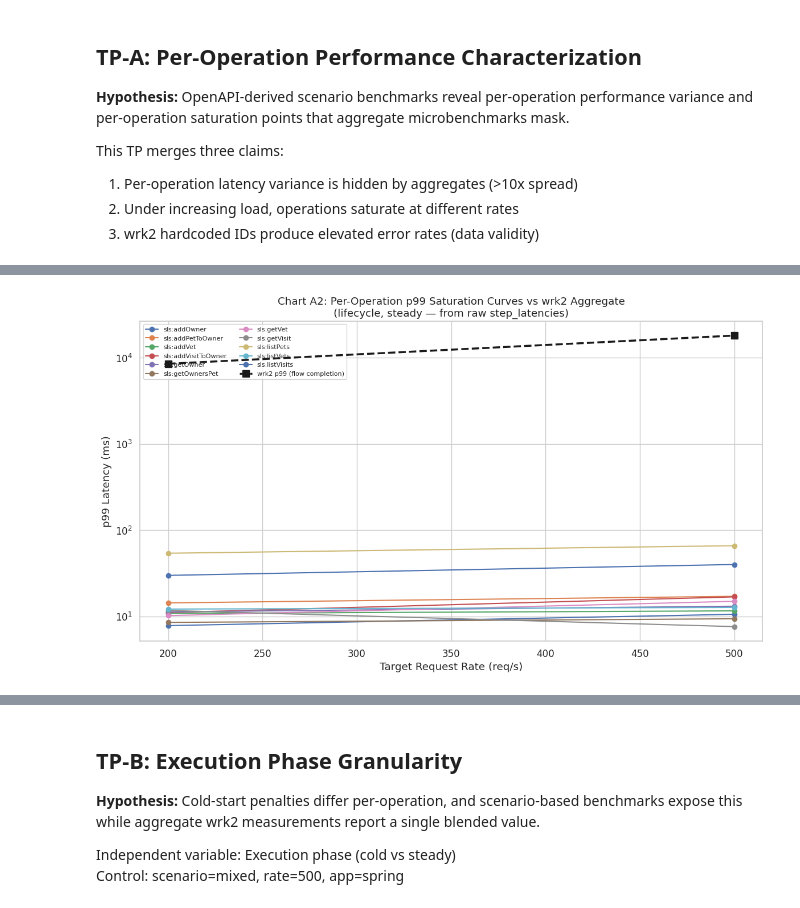
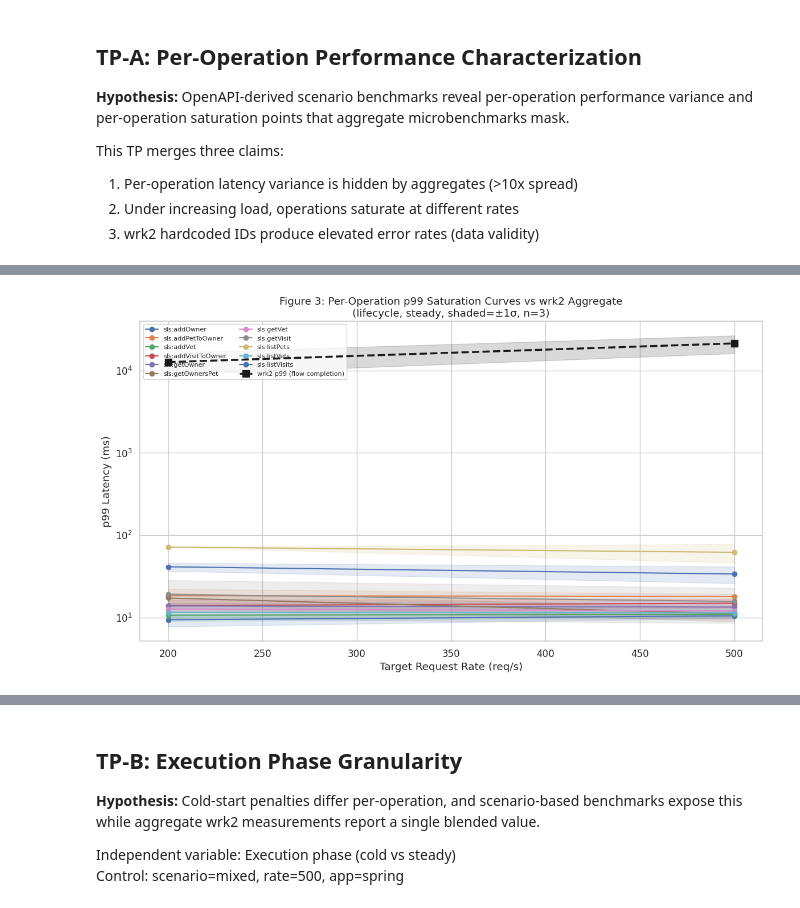
Before and after one commit to BakhtinArtem/harness-evaluation, a Jupyter notebook: evaluation/analysis/evaluation.ipynb, the cells around one changed output, grey strips where cells are left out. Saved outputs shown, nothing was run; the diff lists cells and outputs as text; code cells hidden in the pictures.

```diff
--- a/evaluation/analysis/evaluation.ipynb
+++ b/evaluation/analysis/evaluation.ipynb
@@ -576,22 +814,41 @@ has_raw_multi_rate = len(raw_lc_steady["rate"].unique()) >= 2 if not raw_lc_stea
 if has_raw_multi_rate and "elapsed_us" in raw_lc_steady.columns:
     fig, ax = plt.subplots(figsize=(12, 7))
 
-    pct_data = (
-        raw_lc_steady.groupby(["rate", "operation_id"])["elapsed_us"]
+    # Compute p99 per run, then mean/std across runs for error bands
+    pct_per_run = (
+        raw_lc_steady.groupby(["rate", "operation_id", "run"])["elapsed_us"]
         .quantile(0.99).reset_index().rename(columns={"elapsed_us": "p99_us"})
     )
+    pct_mean = pct_per_run.groupby(["rate", "operation_id"])["p99_us"].mean().reset_index()
+    pct_std = pct_per_run.groupby(["rate", "operation_id"])["p99_us"].std().reset_index().rename(columns={"p99_us": "p99_std"})
+    pct_data = pct_mean.merge(pct_std, on=["rate", "operation_id"], how="left")
+    pct_data["p99_std"] = pct_data["p99_std"].fillna(0)
+    has_err = pct_per_run.groupby(["rate", "operation_id"])["p99_us"].count().max() > 1
+
     for op_id, grp in pct_data.groupby("operation_id"):
         grp = grp.sort_values("rate")
-        ax.plot(grp["rate"], grp["p99_us"] / 1000, marker="o", label=f"sls:{op_id}")
+        line = ax.plot(grp["rate"], grp["p99_us"] / 1000, marker="o", label=f"sls:{op_id}")
+        if has_err:
+            ax.fill_between(grp["rate"],
+                           (grp["p99_us"] - grp["p99_std"]) / 1000,
+                           (grp["p99_us"] + grp["p99_std"]) / 1000,
+                           alpha=0.15, color=line[0].get_color())
 
     if not wrk2_lifecycle_steady.empty and "p99_us" in wrk2_lifecycle_steady.columns:
-        wrk2_agg = wrk2_lifecycle_steady.groupby("rate")["p99_us"].mean().reset_index().sort_values("rate")
-        ax.plot(wrk2_agg["rate"], wrk2_agg["p99_us"] / 1000, "k--", linewidth=2.5,
+        wrk2_agg = wrk2_lifecycle_steady.groupby("rate")["p99_us"].agg(["mean", "std"]).reset_index().sort_values("rate")
+        ax.plot(wrk2_agg["rate"], wrk2_agg["mean"] / 1000, "k--", linewidth=2.5,
                 marker="s", markersize=8, label="wrk2 p99 (flow completion)", zorder=10)
+        if wrk2_agg["std"].notna().any() and (wrk2_agg["std"] > 0).any():
+            ax.fill_between(wrk2_agg["rate"],
+                           (wrk2_agg["mean"] - wrk2_agg["std"]) / 1000,
+                           (wrk2_agg["mean"] + wrk2_agg["std"]) / 1000,
+                           alpha=0.15, color="black")
 
+    n_runs = raw_lc_steady["run"].nunique()
     ax.set_xlabel("Target Request Rate (req/s)")
     ax.set_ylabel("p99 Latency (ms)")
-    ax.set_title("Chart A2: Per-Operation p99 Saturation Curves vs wrk2 Aggregate\n(lifecycle, steady — from raw step_latencies)")
+    err_note = f", shaded=±1σ, n={n_runs}" if has_err else f" (n={n_runs})"
+    ax.set_title(f"Figure 3: Per-Operation p99 Saturation Curves vs wrk2 Aggregate\n(lifecycle, steady{err_note})")
     ax.legend(fontsize=8, loc="upper left", ncol=2)
     if len(raw_lc_steady["rate"].unique()) > 3:
         ax.set_xscale("log")
@@ -605,36 +862,36 @@ elif not tpa_sls.empty and "p99_us" in tpa_sls.columns and len(tpa_sls["rate"].u
     pivot = tpa_sls.groupby(["rate", "operation_id"])["p99_us"].mean().reset_index()
     for op_id, grp in pivot.groupby("operation_id"):
         grp = grp.sort_values("rate")
         ax.plot(grp["rate"], grp["p99_us"] / 1000, marker="o", label=f"sls:{op_id}")
     if not wrk2_lifecycle_steady.empty and "p99_us" in wrk2_lifecycle_steady.columns:
         wrk2_agg = wrk2_lifecycle_steady.groupby("rate")["p99_us"].mean().reset_index().sort_values("rate")
         ax.plot(wrk2_agg["rate"], wrk2_agg["p99_us"] / 1000, "k--", linewidth=2.5,
                 marker="s", markersize=8, label="wrk2 p99 (flow completion)", zorder=10)
     ax.set_xlabel("Request Rate (req/s)")
     ax.set_ylabel("p99 Latency (ms)")
-    ax.set_title("Chart A2: Per-Operation p99 vs Rate (from flow_stats aggregates)\n(lifecycle, steady)")
+    ax.set_title("Figure 3: Per-Operation p99 vs Rate (from flow_stats aggregates)\n(lifecycle, steady)")
     ax.legend(fontsize=8, loc="upper left", ncol=2)
     ax.set_yscale("log")
     plt.tight_layout()
     plt.savefig("chart_a2_saturation.pdf", bbox_inches="tight")
     plt.show()
 
 elif not wrk2_lifecycle_steady.empty and "p99_us" in wrk2_lifecycle_steady.columns and len(wrk2_lifecycle_steady["rate"].unique()) >= 2:
     fig, ax = plt.subplots(figsize=(10, 6))
     wrk2_agg = wrk2_lifecycle_steady.groupby("rate")["p99_us"].mean().reset_index()
     ax.plot(wrk2_agg["rate"], wrk2_agg["p99_us"] / 1000, "k-", linewidth=2, marker="s",
             label="wrk2 p99 (flow completion)")
     ax.set_xlabel("Request Rate (req/s)")
     ax.set_ylabel("p99 Latency (ms)")
-    ax.set_title("Chart A2: wrk2 Aggregate p99 vs Rate (lifecycle, steady)")
+    ax.set_title("Figure 3: wrk2 Aggregate p99 vs Rate (lifecycle, steady)")
     ax.legend()
     plt.tight_layout()
     plt.savefig("chart_a2_saturation.pdf", bbox_inches="tight")
     plt.show()
 else:
     print("Need ≥2 rates for saturation chart. Run benchmarks with multiple rates.")
 # %% [output]
-[figure, old version]
+[figure, new version]
 # %%
 # TP-A: Table A3 — Data validity comparison (non-2xx error rates)
 # slsbench error counts come from step_status parsing and/or raw step_latencies HTTP status codes
```
Also changed, not shown: parts of 23 cells of this notebook, 16 other files.
